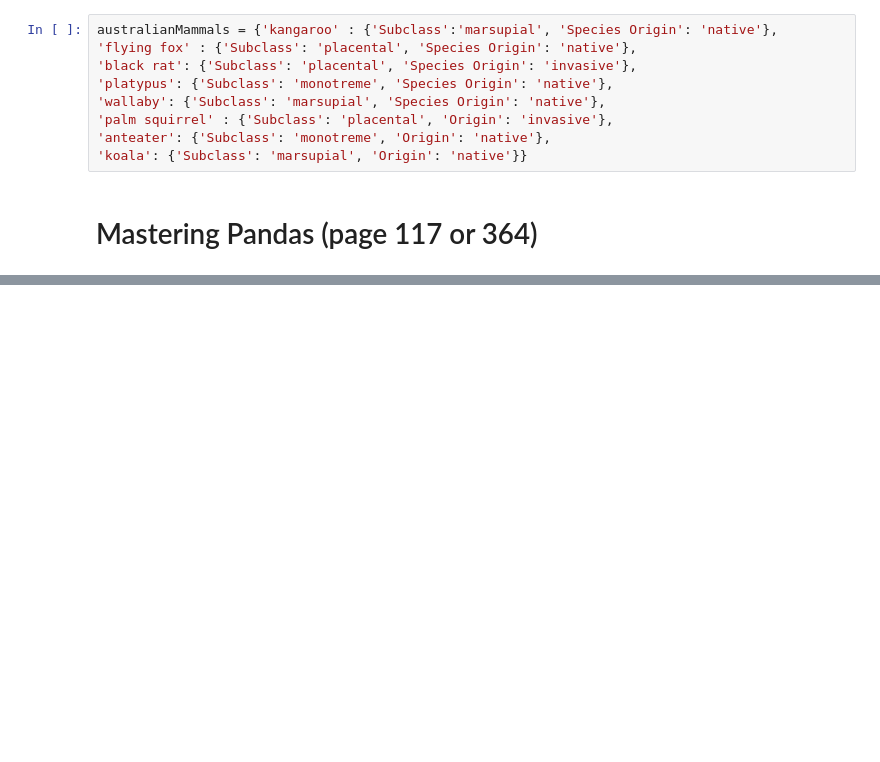
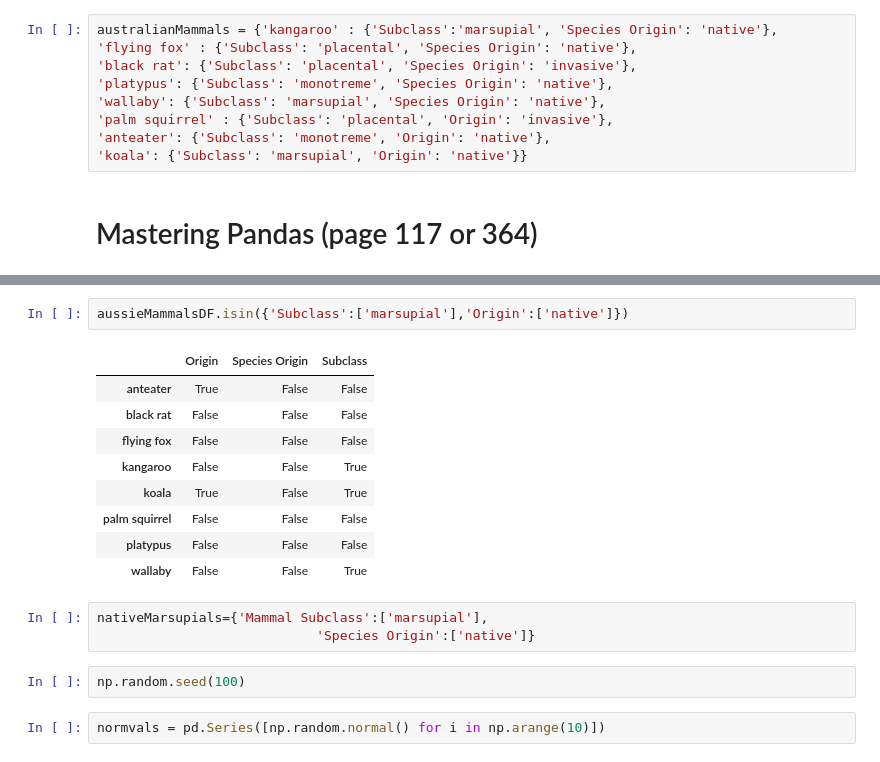
Before and after one commit to sawsimeon/Rnewbie, a Jupyter notebook: Mastering Pandas.ipynb, the cells around one changed output, grey strips where cells are left out. Drawn from its saved outputs; the diff is of its cells as text; blank space fills up the shorter version.

```diff
--- a/Mastering Pandas.ipynb
+++ b/Mastering Pandas.ipynb
@@ -1720,0 +1735,19 @@ australianMammals = {'kangaroo' : {'Subclass':'marsupial', 'Species Origin': 'na
+# %%
+aussieMammalsDF.isin({'Subclass':['marsupial'],'Origin':['native']})
+# %% [output]
+|  | Origin | Species Origin | Subclass |
+| anteater | True | False | False |
+| black rat | False | False | False |
+| flying fox | False | False | False |
+| kangaroo | False | False | True |
+| koala | True | False | True |
+| palm squirrel | False | False | False |
+| platypus | False | False | False |
+| wallaby | False | False | True |
+# %%
+nativeMarsupials={'Mammal Subclass':['marsupial'],
+                            'Species Origin':['native']}
+# %%
+np.random.seed(100)
+# %%
+normvals = pd.Series([np.random.normal() for i in np.arange(10)])
```
Also changed, not shown: parts of 20 cells of this notebook, 1 other file.
